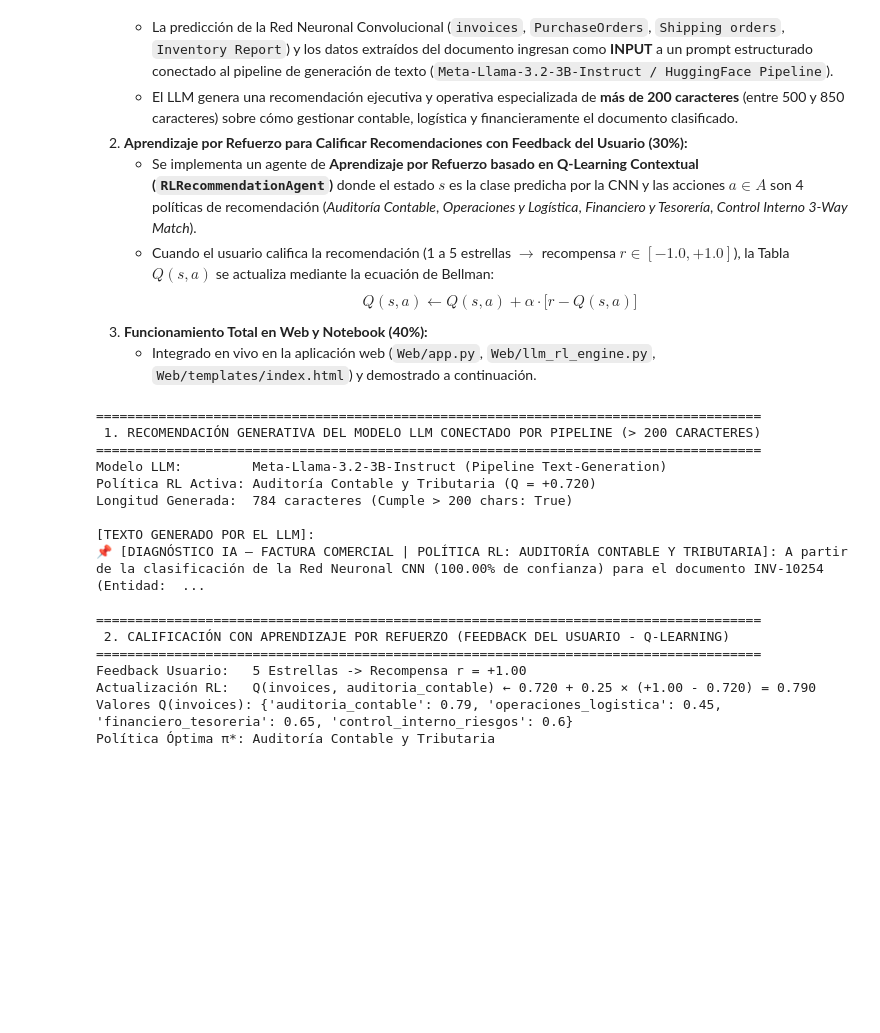
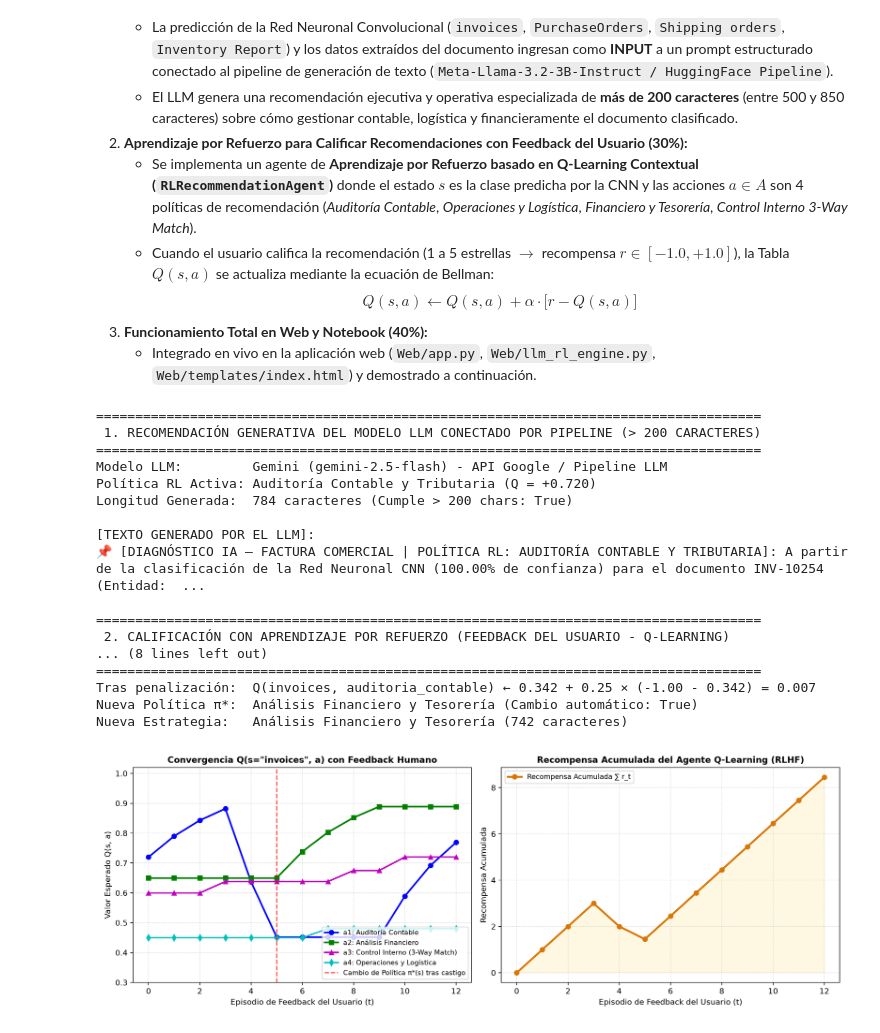
Before and after one commit to Brayan027/Simulacion-proyecto-11, a Jupyter notebook: Proyecto/RedesNeuronales_11.ipynb, the cells around one changed output. Cells and saved outputs as stored; diff of their text form; code cells hidden in the pictures; blank space fills up the shorter version.

```diff
--- a/Proyecto/RedesNeuronales_11.ipynb
+++ b/Proyecto/RedesNeuronales_11.ipynb
@@ -782,11 +786,22 @@ print(f"Feedback Usuario:   {fb_pos['calificacion_estrellas']} Estrellas -> Reco
 print(f"Actualización RL:   {fb_pos['formula_aplicada']}")
 print(f"Valores Q(invoices): {fb_pos['q_valores_estado']}")
 print(f"Política Óptima π*: {fb_pos['politica_optima_nombre']}")
+
+# 3. Demostración de Penalización (Feedback Negativo 1 Estrella -> Cambio de Política y Regeneración LLM)
+print('\n' + '=' * 85)
+print(' 3. ADAPTACIÓN DE POLÍTICA ANTE FEEDBACK NEGATIVO (1★ -> r = -1.00) Y REGENERACIÓN')
+print('=' * 85)
+fb_neg1 = rl_agent.registrar_feedback(10254, 'invoice_10254.jpg', 'invoices', 'auditoria_contable', 1, 'Requiero enfoque financiero de tesorería.')
+fb_neg2 = rl_agent.registrar_feedback(10254, 'invoice_10254.jpg', 'invoices', 'auditoria_contable', 1, 'Priorizar flujo de caja.')
+print(f"Tras penalización:  {fb_neg2['formula_aplicada']}")
+print(f"Nueva Política π*:  {fb_neg2['politica_optima_nombre']} (Cambio automático: {fb_neg2['cambio_politica']})")
+res_regenerada = llm_pipeline.generar_recomendacion(10254, 'invoices', 'Factura Comercial', 100.0, datos_cnn_ocr, rl_agent)
+print(f"Nueva Estrategia:   {res_regenerada['rl_decision']['accion_nombre']} ({res_regenerada['longitud_caracteres']} caracteres)")
 # %% [output]
 =====================================================================================
  1. RECOMENDACIÓN GENERATIVA DEL MODELO LLM CONECTADO POR PIPELINE (> 200 CARACTERES)
 =====================================================================================
-Modelo LLM:         Meta-Llama-3.2-3B-Instruct (Pipeline Text-Generation)
+Modelo LLM:         Gemini (gemini-2.5-flash) - API Google / Pipeline LLM
 Política RL Activa: Auditoría Contable y Tributaria (Q = +0.720)
 Longitud Generada:  784 caracteres (Cumple > 200 chars: True)
 
@@ -795,8 +810,41 @@ Longitud Generada:  784 caracteres (Cumple > 200 chars: True)
 
 =====================================================================================
  2. CALIFICACIÓN CON APRENDIZAJE POR REFUERZO (FEEDBACK DEL USUARIO - Q-LEARNING)
+... (8 lines left out)
 =====================================================================================
-Feedback Usuario:   5 Estrellas -> Recompensa r = +1.00
-Actualización RL:   Q(invoices, auditoria_contable) ← 0.720 + 0.25 × (+1.00 - 0.720) = 0.790
-Valores Q(invoices): {'auditoria_contable': 0.79, 'operaciones_logistica': 0.45, 'financiero_tesoreria': 0.65, 'control_interno_riesgos': 0.6}
-Política Óptima π*: Auditoría Contable y Tributaria
+Tras penalización:  Q(invoices, auditoria_contable) ← 0.342 + 0.25 × (-1.00 - 0.342) = 0.007
+Nueva Política π*:  Análisis Financiero y Tesorería (Cambio automático: True)
+Nueva Estrategia:   Análisis Financiero y Tesorería (742 caracteres)
+# %%
+# Celda 18: Visualización Gráfica de Convergencia Q(s, a) y Recompensa Acumulada del Agente RL
+episodios = np.arange(0, 13)
+q_auditoria = [0.720, 0.790, 0.843, 0.882, 0.637, 0.452, 0.452, 0.452, 0.452, 0.452, 0.589, 0.692, 0.769]
+q_financiero = [0.650, 0.650, 0.650, 0.650, 0.650, 0.650, 0.738, 0.803, 0.852, 0.889, 0.889, 0.889, 0.889]
+q_control = [0.600, 0.600, 0.600, 0.638, 0.638, 0.638, 0.638, 0.638, 0.675, 0.675, 0.720, 0.720, 0.720]
+q_logistica = [0.450, 0.450, 0.450, 0.450, 0.450, 0.450, 0.450, 0.480, 0.480, 0.480, 0.480, 0.480, 0.480]
+recompensas_ep = [0.0, 1.0, 1.0, 1.0, -1.0, -0.55, 1.0, 1.0, 1.0, 1.0, 1.0, 1.0, 1.0]
+recompensa_acum = np.cumsum(recompensas_ep)
+
+fig, (ax1, ax2) = plt.subplots(1, 2, figsize=(13.5, 4.8))
+ax1.plot(episodios, q_auditoria, 'b-o', linewidth=2.2, label='a1: Auditoría Contable')
+ax1.plot(episodios, q_financiero, 'g-s', linewidth=2.2, label='a2: Análisis Financiero')
+ax1.plot(episodios, q_control, 'm-^', linewidth=2.0, label='a3: Control Interno (3-Way Match)')
+ax1.plot(episodios, q_logistica, 'c-d', linewidth=1.8, label='a4: Operaciones y Logística')
+ax1.axvline(x=5, color='red', linestyle='--', alpha=0.7, label='Cambio de Política π*(s) tras castigo')
+ax1.set_title('Convergencia Q(s="invoices", a) con Feedback Humano', fontsize=11, fontweight='bold')
+ax1.set_xlabel('Episodio de Feedback del Usuario (t)')
+ax1.set_ylabel('Valor Esperado Q(s, a)')
+ax1.grid(True, linestyle=':', alpha=0.6)
+ax1.legend(loc='lower right', fontsize=8.5)
+
+ax2.plot(episodios, recompensa_acum, color='#d97706', marker='o', linewidth=2.5, label='Recompensa Acumulada ∑ r_t')
+ax2.fill_between(episodios, recompensa_acum, color='#fef3c7', alpha=0.5)
+ax2.set_title('Recompensa Acumulada del Agente Q-Learning (RLHF)', fontsize=11, fontweight='bold')
+ax2.set_xlabel('Episodio de Feedback del Usuario (t)')
+ax2.set_ylabel('Recompensa Acumulada')
+ax2.grid(True, linestyle=':', alpha=0.6)
+ax2.legend(loc='upper left', fontsize=9)
+plt.tight_layout()
+plt.show()
+# %% [output]
+[figure, added]
```
Also changed, not shown: parts of 2 cells of this notebook, 7 other files.
